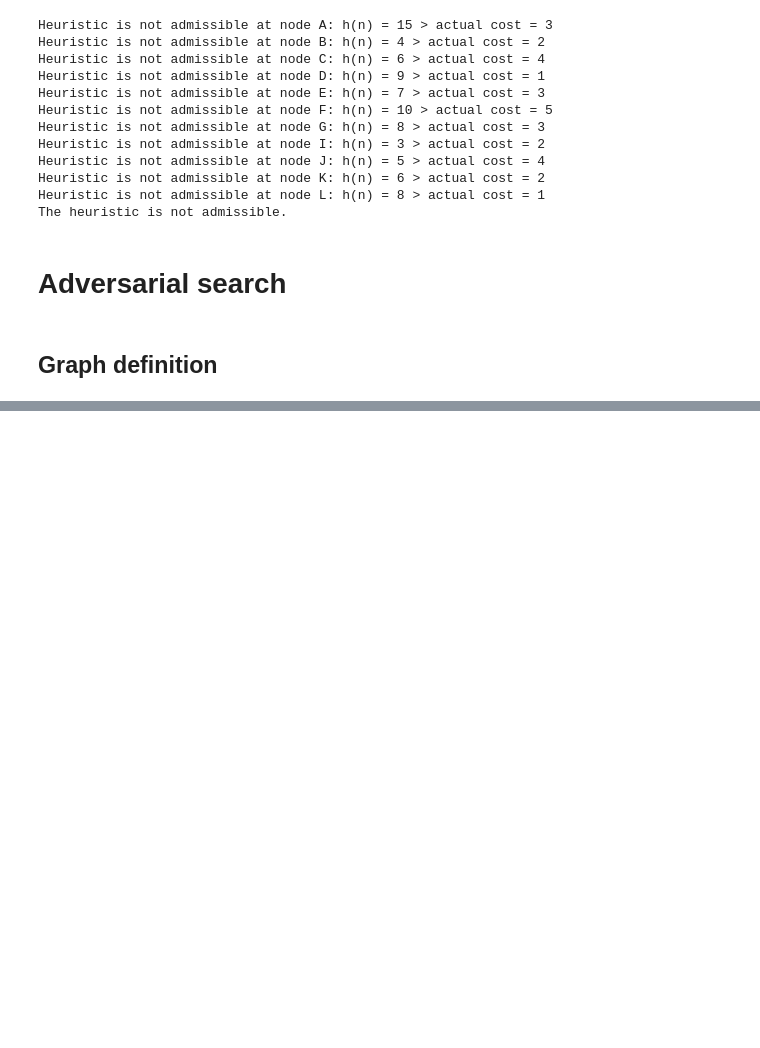
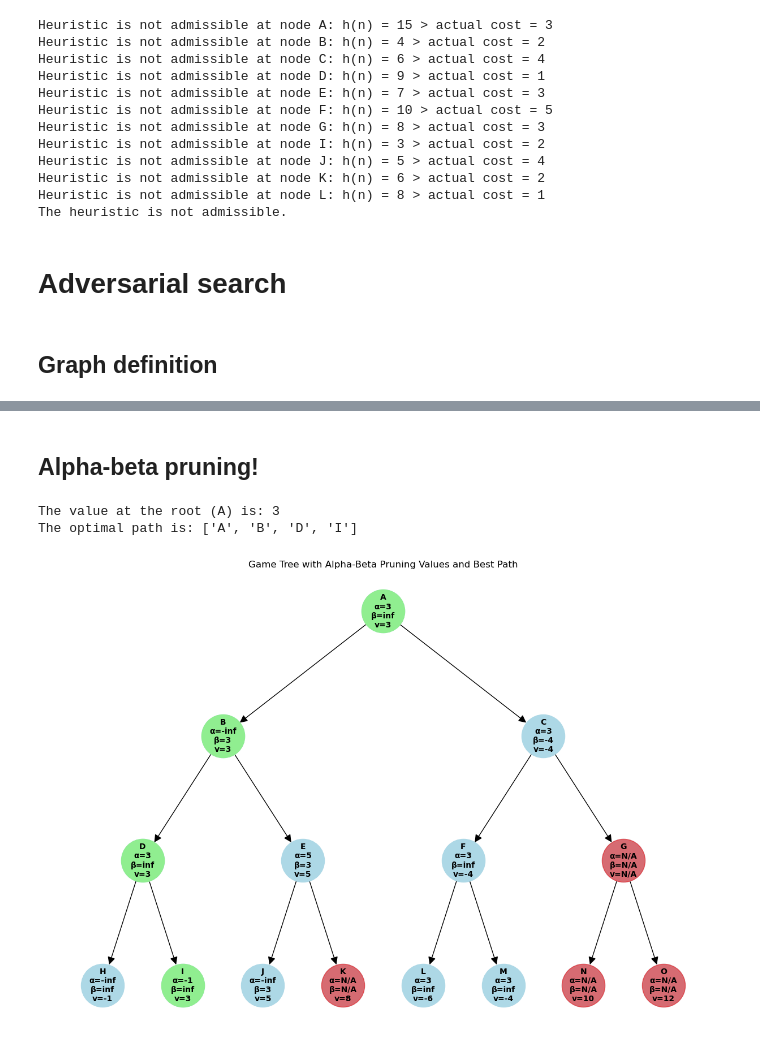
Before and after one commit to alpacfer/intro_to_ai, a Jupyter notebook: graphs_introai.ipynb, the cells around one changed output, grey strips where cells are left out. Drawn from its saved outputs; the diff is of its cells as text; code cells hidden in the pictures; blank space fills up the shorter version.

```diff
--- a/graphs_introai.ipynb
+++ b/graphs_introai.ipynb
@@ -325,0 +335,21 @@ Best path: ['A', 'B', 'E', 'J']
+# %% [markdown]
+## Alpha-beta pruning!
+# %%
+values = {}  # Dictionary to store the value at each node
+alpha_values = {}  # Dictionary to store the alpha value at each node
+beta_values = {}  # Dictionary to store the beta value at each node
+pruned_branches = []  # List to store pruned branches
+
+alpha = float('-inf')
+beta = float('inf')
+
+minimax_value, optimal_path = ga.alpha_beta_pruning(root_node, 0, alpha, beta, is_maximizing, game_tree, values, alpha_values, beta_values, pruned_branches)
+print(f"The value at the root ({root_node}) is: {minimax_value}")
+print(f"The optimal path is: {optimal_path}")
+
+# Display the Alpha-Beta pruning tree
+ga.display_alpha_beta_tree(game_tree, values, alpha_values, beta_values, optimal_path, root=root_node)
+# %% [output]
+The value at the root (A) is: 3
+The optimal path is: ['A', 'B', 'D', 'I']
+[figure, added]
```
Also changed, not shown: parts of 5 cells of this notebook.
